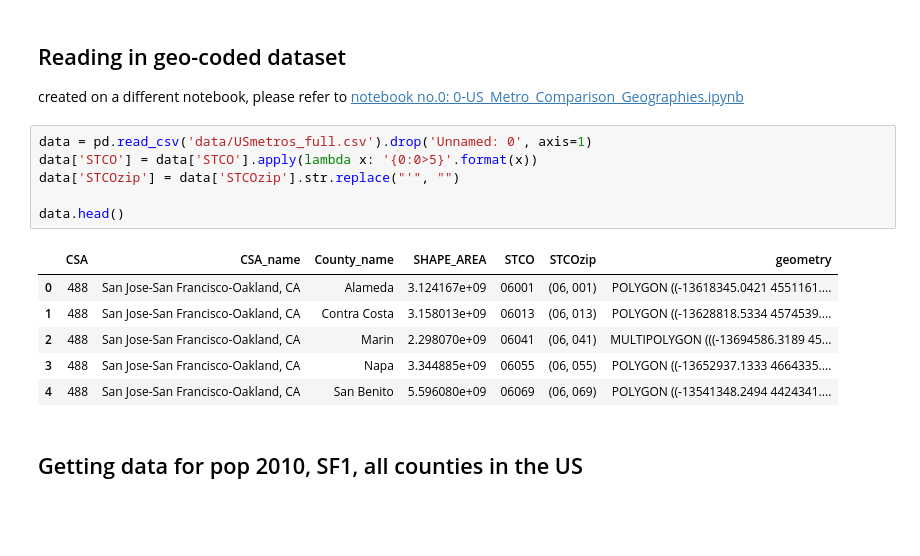
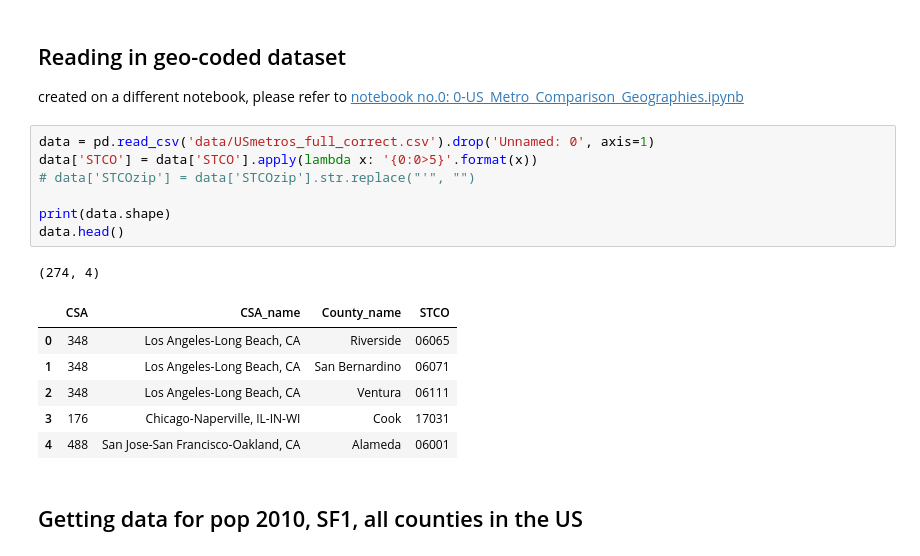
Before and after one commit to NYCPlanning/rp-USmetros_comparison, a Jupyter notebook: 1-POP00_SF1_Census_throughgAPI.ipynb, the cells around one changed output. Drawn from its saved outputs; the diff is of its cells as text; blank space fills up the shorter version.

Commit message:
correct counties, Labor-02 notebook

```diff
--- a/1-POP00_SF1_Census_throughgAPI.ipynb
+++ b/1-POP00_SF1_Census_throughgAPI.ipynb
@@ -69,18 +69,20 @@ Pop00.head()
 ##  Reading in geo-coded dataset
 created on a different notebook, please refer to [notebook no.0: 0-US_Metro_Comparison_Geographies.ipynb](https://github.com/NYCPlanning/rp-USmetros_comparison/blob/master/0-US_Metro_Comparison_Geographies.ipynb)
 # %%
-data = pd.read_csv('data/USmetros_full.csv').drop('Unnamed: 0', axis=1)
+data = pd.read_csv('data/USmetros_full_correct.csv').drop('Unnamed: 0', axis=1)
 data['STCO'] = data['STCO'].apply(lambda x: '{0:0>5}'.format(x))
-data['STCOzip'] = data['STCOzip'].str.replace("'", "")
+# data['STCOzip'] = data['STCOzip'].str.replace("'", "")
 
+print(data.shape)
 data.head()
 # %% [output]
+(274, 4)
-|  | CSA | CSA_name | County_name | SHAPE_AREA | STCO | STCOzip | geometry |
-| 0 | 488 | San Jose-San Francisco-Oakland, CA | Alameda | 3.124167e+09 | 06001 | (06, 001) | POLYGON ((-13618345.0421 4551161.... |
-| 1 | 488 | San Jose-San Francisco-Oakland, CA | Contra Costa | 3.158013e+09 | 06013 | (06, 013) | POLYGON ((-13628818.5334 4574539.... |
-| 2 | 488 | San Jose-San Francisco-Oakland, CA | Marin | 2.298070e+09 | 06041 | (06, 041) | MULTIPOLYGON (((-13694586.3189 45... |
-| 3 | 488 | San Jose-San Francisco-Oakland, CA | Napa | 3.344885e+09 | 06055 | (06, 055) | POLYGON ((-13652937.1333 4664335.... |
-| 4 | 488 | San Jose-San Francisco-Oakland, CA | San Benito | 5.596080e+09 | 06069 | (06, 069) | POLYGON ((-13541348.2494 4424341.... |
+|  | CSA | CSA_name | County_name | STCO |
+| 0 | 348 | Los Angeles-Long Beach, CA | Riverside | 06065 |
+| 1 | 348 | Los Angeles-Long Beach, CA | San Bernardino | 06071 |
+| 2 | 348 | Los Angeles-Long Beach, CA | Ventura | 06111 |
+| 3 | 176 | Chicago-Naperville, IL-IN-WI | Cook | 17031 |
+| 4 | 488 | San Jose-San Francisco-Oakland, CA | Alameda | 06001 |
 # %% [markdown]
 ## Getting data for pop 2010, SF1, all counties in the US
 # %%
```
Also changed, not shown: parts of 1 cell of this notebook, 3 other files.
